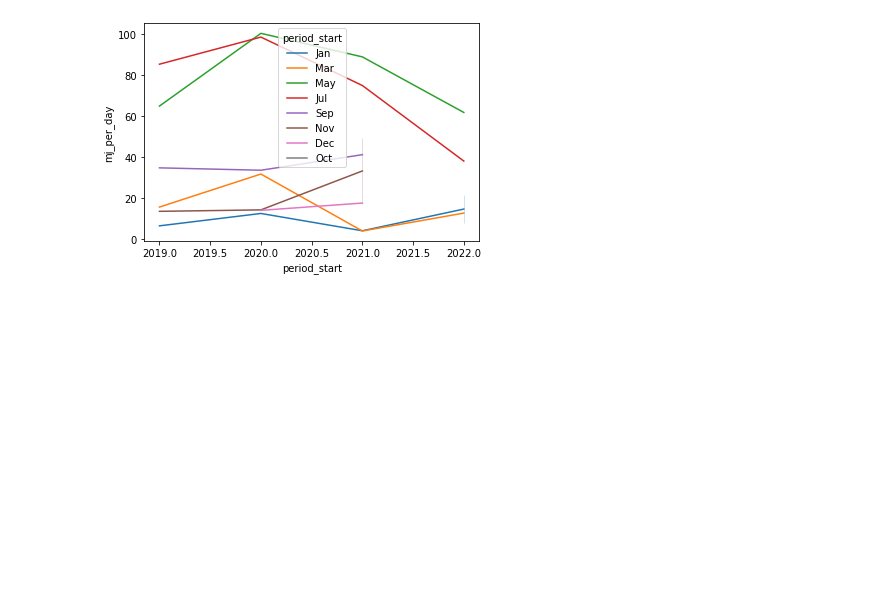
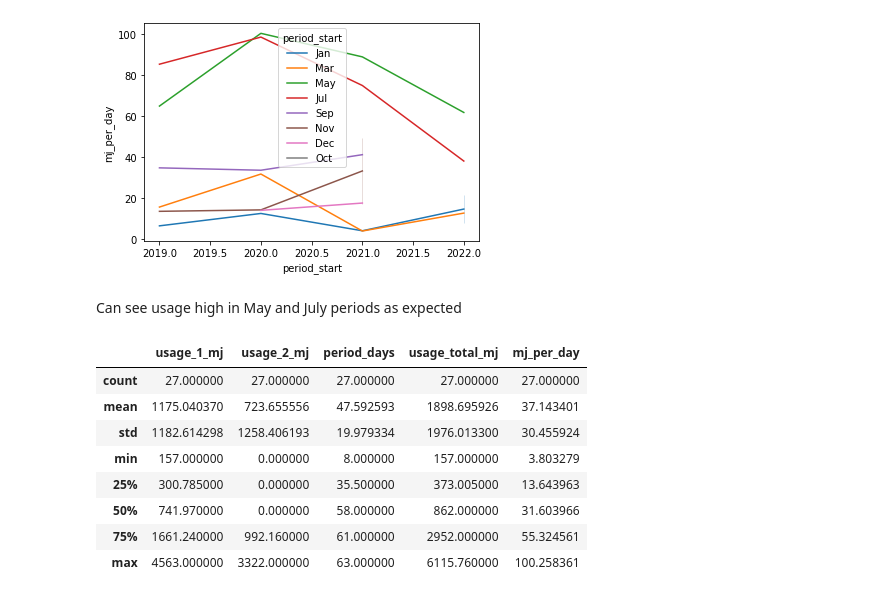
Before and after one commit to koobot/bill_analysis, a Jupyter notebook: gas_analysis.ipynb, the cells around one changed output. Saved outputs shown, nothing was run; the diff lists cells and outputs as text; code cells hidden in the pictures; blank space fills up the shorter version.

```diff
--- a/gas_analysis.ipynb
+++ b/gas_analysis.ipynb
@@ -167,3 +167,17 @@ sns.lineplot(data=gas_df,
 # %% [output]
 <AxesSubplot:xlabel='period_start', ylabel='mj_per_day'>
 [figure]
+# %% [markdown]
+Can see usage high in May and July periods as expected
+# %%
+gas_df.describe()
+# %% [output]
+|  | usage_1_mj | usage_2_mj | period_days | usage_total_mj | mj_per_day |
+| count | 27.000000 | 27.000000 | 27.000000 | 27.000000 | 27.000000 |
+| mean | 1175.040370 | 723.655556 | 47.592593 | 1898.695926 | 37.143401 |
+| std | 1182.614298 | 1258.406193 | 19.979334 | 1976.013300 | 30.455924 |
+| min | 157.000000 | 0.000000 | 8.000000 | 157.000000 | 3.803279 |
+| 25% | 300.785000 | 0.000000 | 35.500000 | 373.005000 | 13.643963 |
+| 50% | 741.970000 | 0.000000 | 58.000000 | 862.000000 | 31.603966 |
+| 75% | 1661.240000 | 992.160000 | 61.000000 | 2952.000000 | 55.324561 |
+| max | 4563.000000 | 3322.000000 | 63.000000 | 6115.760000 | 100.258361 |
```
Also changed, not shown: parts of 5 cells of this notebook.
